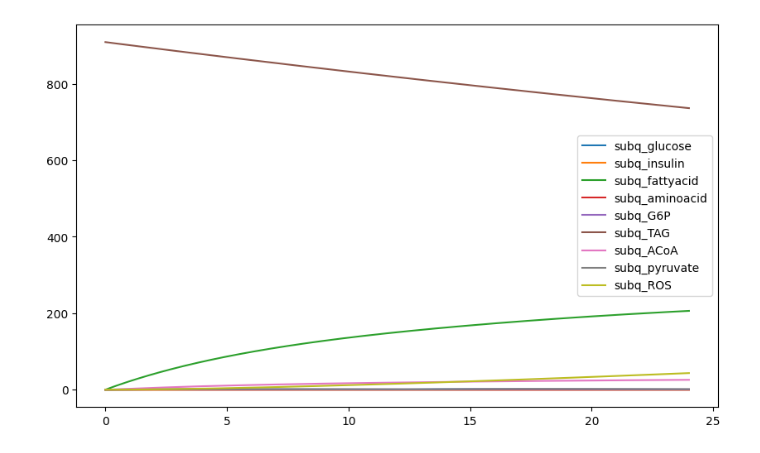
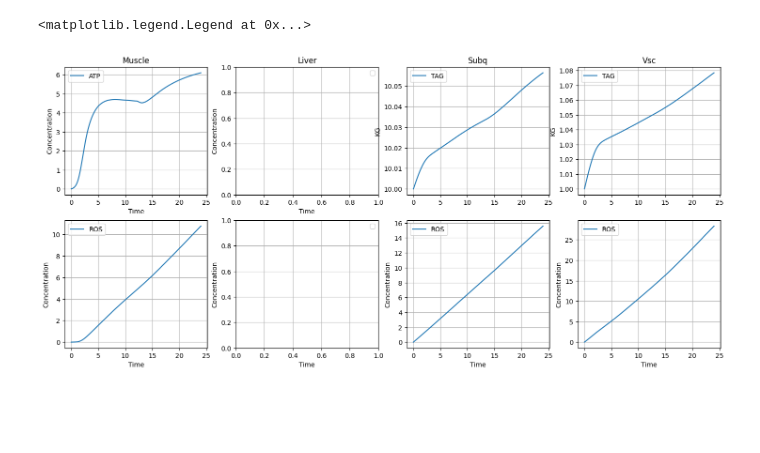
Before and after one commit to vivek-booshan/pkpd, a Jupyter notebook: food_metabolism/full_model.ipynb, the cells around one changed output. Drawn from its saved outputs; the diff is of its cells as text; code cells hidden in the pictures; blank space fills up the shorter version.

```diff
--- a/food_metabolism/full_model.ipynb
+++ b/food_metabolism/full_model.ipynb
@@ -204,11 +257,68 @@ plt.show()
-# %%
-subq_indices = index.get_subq_indices()
-subq_names = index.get_subq_names()
-
-plt.figure(figsize=(10, 6))
-for idx, name in zip(subq_indices, subq_names):
-    plt.plot(timespan, solution.y[idx], label=name)
-plt.legend()
-plt.show()
-# %% [output]
-[figure, removed]
+# %%
+plt.figure(figsize=(18, 12))
+plt.subplot(3, 4, 1)
+plt.plot(timespan, solution.y[Index.muscle_ATP], label='ATP')
+plt.xlabel('Time')
+plt.ylabel('Concentration')
+plt.title('Muscle')
+plt.legend()
+plt.grid(True)
+
+plt.subplot(3, 4, 2)
+#plt.plot(timespan, solution.y[Index.liver_ATP], label='ATP')
+plt.xlabel('Time')
+plt.ylabel('Concentration')
+plt.title('Liver')
+plt.legend()
+plt.grid(True)
+
+
+
+plt.subplot(3, 4, 3)
+plt.plot(timespan, solution.y[Index.subq_TAG]*p.V.subq/1000, label='TAG')
+plt.ylabel('KG')
+plt.title('Subq')
+plt.legend()
+plt.grid(True)
+
+plt.subplot(3, 4, 4)
+plt.plot(timespan, solution.y[Index.vsc_TAG]*p.V.vsc/1000, label='TAG')
+plt.ylabel('KG')
+plt.title('Vsc')
+plt.legend()
+plt.grid(True)
+
+plt.subplot(3, 4, 5)
+
+plt.plot(timespan, solution.y[Index.muscle_ROS]*p.V.muscle, label='ROS')
+plt.xlabel('Time')
+plt.ylabel('Concentration')
+plt.legend()
+plt.grid(True)
+
+plt.subplot(3, 4, 6)
+#plt.plot(timespan, solution.y[Index.liver_ROS]*p.V.liver, label='ROS')
+plt.xlabel('Time')
+plt.ylabel('Concentration')
+
+plt.legend()
+plt.grid(True)
+
+plt.subplot(3, 4, 7)
+plt.plot(timespan, solution.y[Index.subq_ROS]*p.V.subq, label='ROS')
+
+plt.xlabel('Time')
+plt.ylabel('Concentration')
+
+plt.legend()
+plt.grid(True)
+plt.subplot(3, 4, 8)
+plt.plot(timespan, solution.y[Index.vsc_ROS]*p.V.vsc, label='ROS')
+
+plt.xlabel('Time')
+plt.ylabel('Concentration')
+plt.grid()
+plt.legend()
+# %% [output]
+<matplotlib.legend.Legend at 0x...>
+[figure, added]
```
Also changed, not shown: parts of 6 cells of this notebook, 8 other files.
